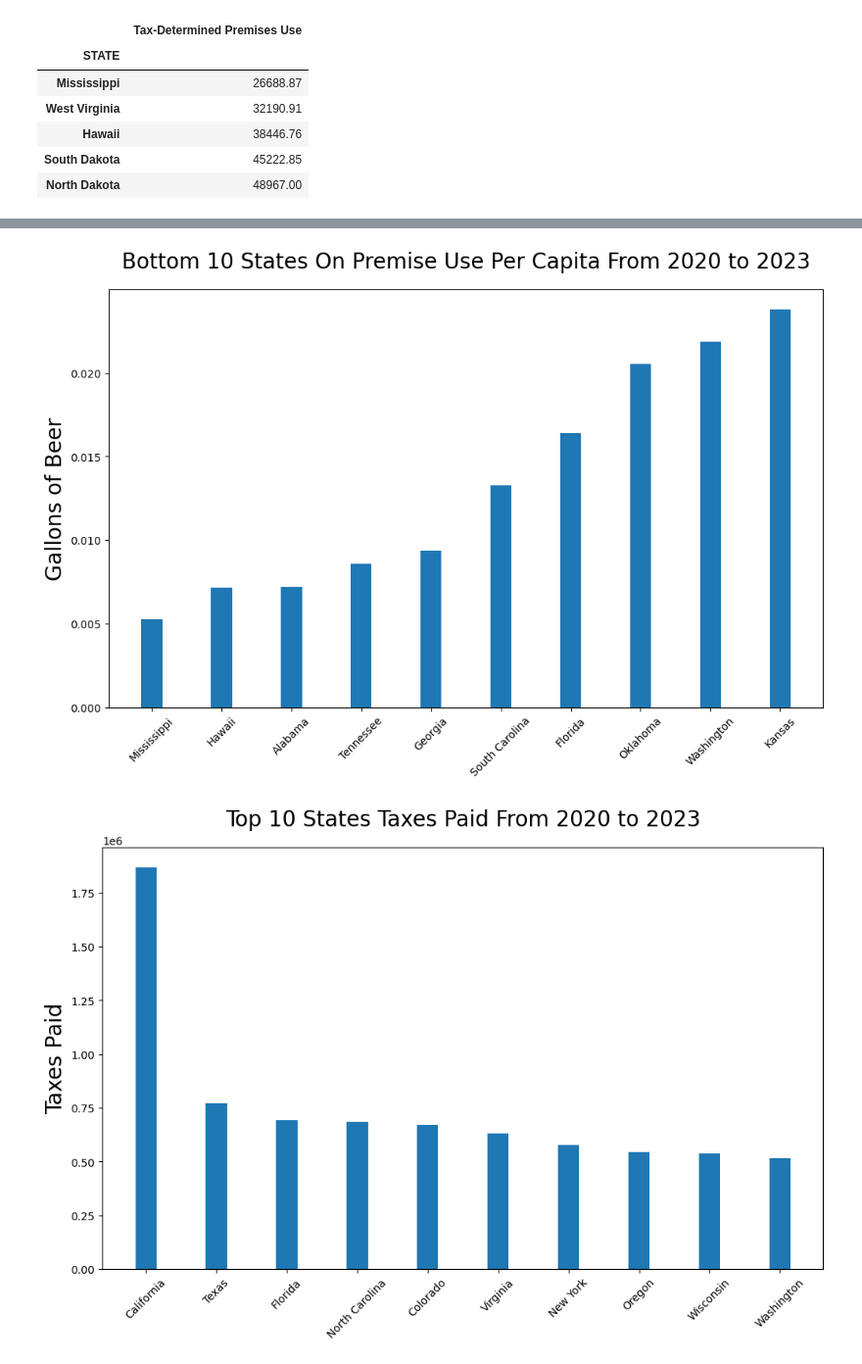
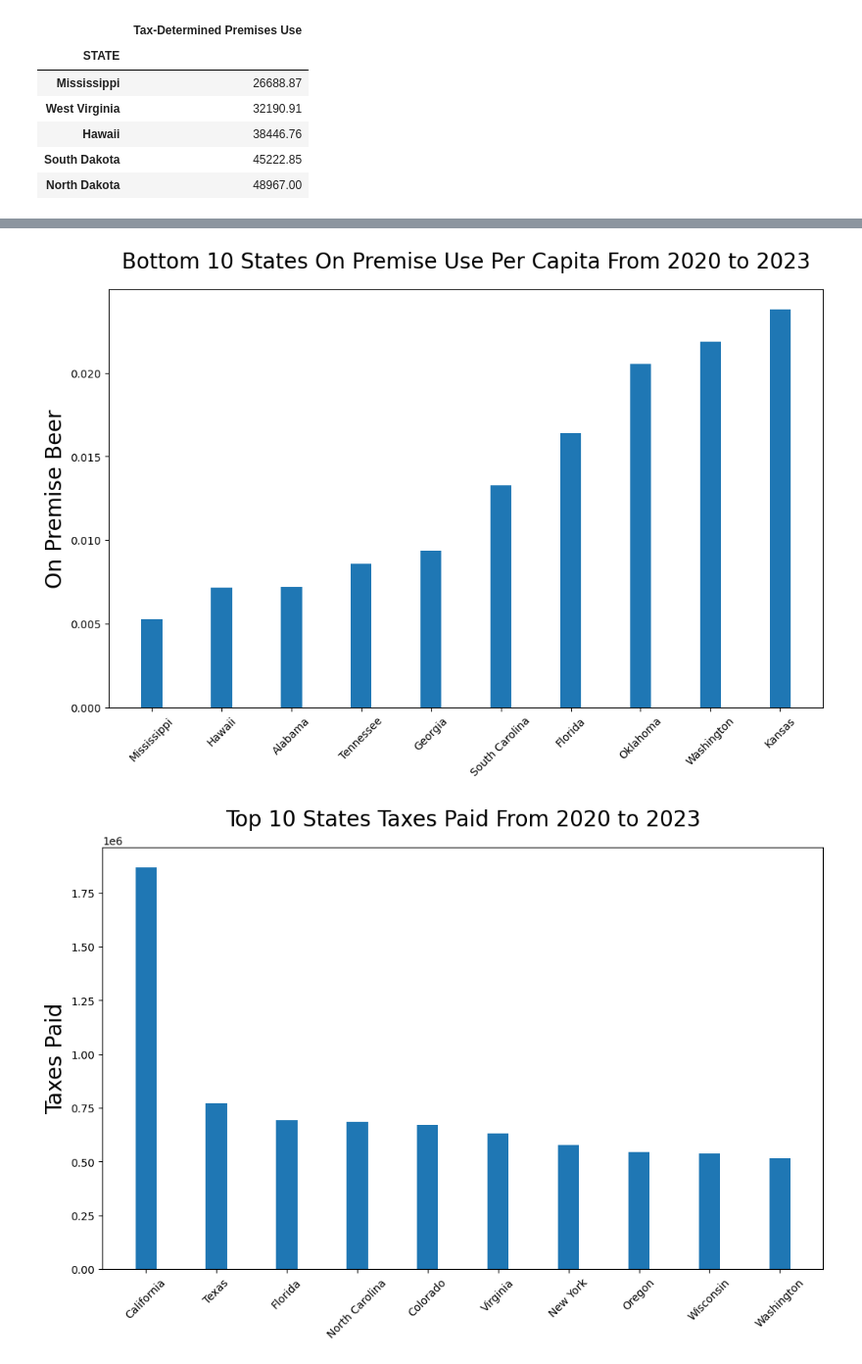
Before and after one commit to scorpionhand/Brewery_Project_One, a Jupyter notebook: Analysis/US_Beer_Analysis.ipynb, the cells around one changed output, grey strips where cells are left out. Shown at 98% size. Cells and saved outputs as stored; diff of their text form; code cells hidden in the pictures.

```diff
--- a/Analysis/US_Beer_Analysis.ipynb
+++ b/Analysis/US_Beer_Analysis.ipynb
@@ -82,7 +82,7 @@ bottom_ten_states.head()
 | North Dakota | 48967.00 |
 # %%
 np.seterr(divide='ignore', invalid='ignore')
-popspan_2020_2023_df = pd.DataFrame({'State':[],'Population 2020 to 2023':[], 'Gallons Consumed Per Capita':[], 'Tax Per Gallon':[]})
+popspan_2020_2023_df = pd.DataFrame({'State':[],'Population 2020 to 2023':[], 'Tax-Determined Per Capita':[], 'Tax Per Gallon':[]})
 
 for state in State_Population_Report_df['State']:
     pop_2020 = pd.DataFrame(State_Population_Report_df.loc[(State_Population_Report_df['State'] == state), ['2020']]).sum()
@@ -106,12 +106,12 @@ for state in State_Population_Report_df['State']:
 
     popspan_2020_2023_df.loc[len(popspan_2020_2023_df)] = {'State':state,
                                                            'Population 2020 to 2023':pop_2020 + pop_2021 + pop_2022 + pop_2023,
-                                                           'Gallons Consumed Per Capita':consume_capita,
+                                                           'Tax-Determined Per Capita':consume_capita,
                                                            'Tax Per Gallon':tax_per_gallon}
 
 
 # top_ten_states = top_ten_states.sort_values(ascending=False)
-popspan_2020_2023_df = popspan_2020_2023_df.sort_values(by=['Gallons Consumed Per Capita'], ascending=False)
+popspan_2020_2023_df = popspan_2020_2023_df.sort_values(by=['Tax-Determined Per Capita'], ascending=False)
 popspan_top_ten_2020_2023_df = pd.DataFrame(popspan_2020_2023_df.head(10).reset_index())
 popspan_top_ten_2020_2023_df
 # %% [output]
@@ -128,7 +128,7 @@ popspan_top_ten_2020_2023_df
 | 9 | 23 | Minnesota | 22880761 | 0.119349 | 0.15 |
 # %%
 # bottom_ten_states = top_ten_states.sort_values(ascending=False)
-popspan_2020_2023_df = popspan_2020_2023_df.sort_values(by=['Gallons Consumed Per Capita'], ascending=True)
+popspan_2020_2023_df = popspan_2020_2023_df.sort_values(by=['Tax-Determined Per Capita'], ascending=True)
 popspan_bottom_ten_2020_2023_df = pd.DataFrame(popspan_2020_2023_df.head(10).reset_index())
 popspan_bottom_ten_2020_2023_df
 # %% [output]
@@ -162,19 +162,19 @@ plt.show()
 # %%
 # Plot stacked bar by state
 
 plt.figure(figsize=(12, 8))
-plt.bar(popspan_bottom_ten_2020_2023_df['State'], popspan_bottom_ten_2020_2023_df['Gallons Consumed Per Capita'], width=0.3)
+plt.bar(popspan_bottom_ten_2020_2023_df['State'], popspan_bottom_ten_2020_2023_df['Tax-Determined Per Capita'], width=0.3)
 plt.title("Bottom 10 States On Premise Use Per Capita From 2020 to 2023", fontsize = 20, pad=20)
-plt.ylabel("Gallons of Beer", fontsize = 20)
+plt.ylabel("On Premise Beer", fontsize = 20)
 plt.xticks(rotation=45)
 
 # Save the figure
 plt.subplots_adjust(bottom=0.2)
 plt.savefig("../Outputs/Bottom_10_States_Consumption.png")
 
 plt.show()
 # %% [output]
-[figure, old version]
+[figure, new version]
 # %%
 # Plot stacked bar by state
 
```
Also changed, not shown: parts of 5 cells of this notebook, 4 other files.
